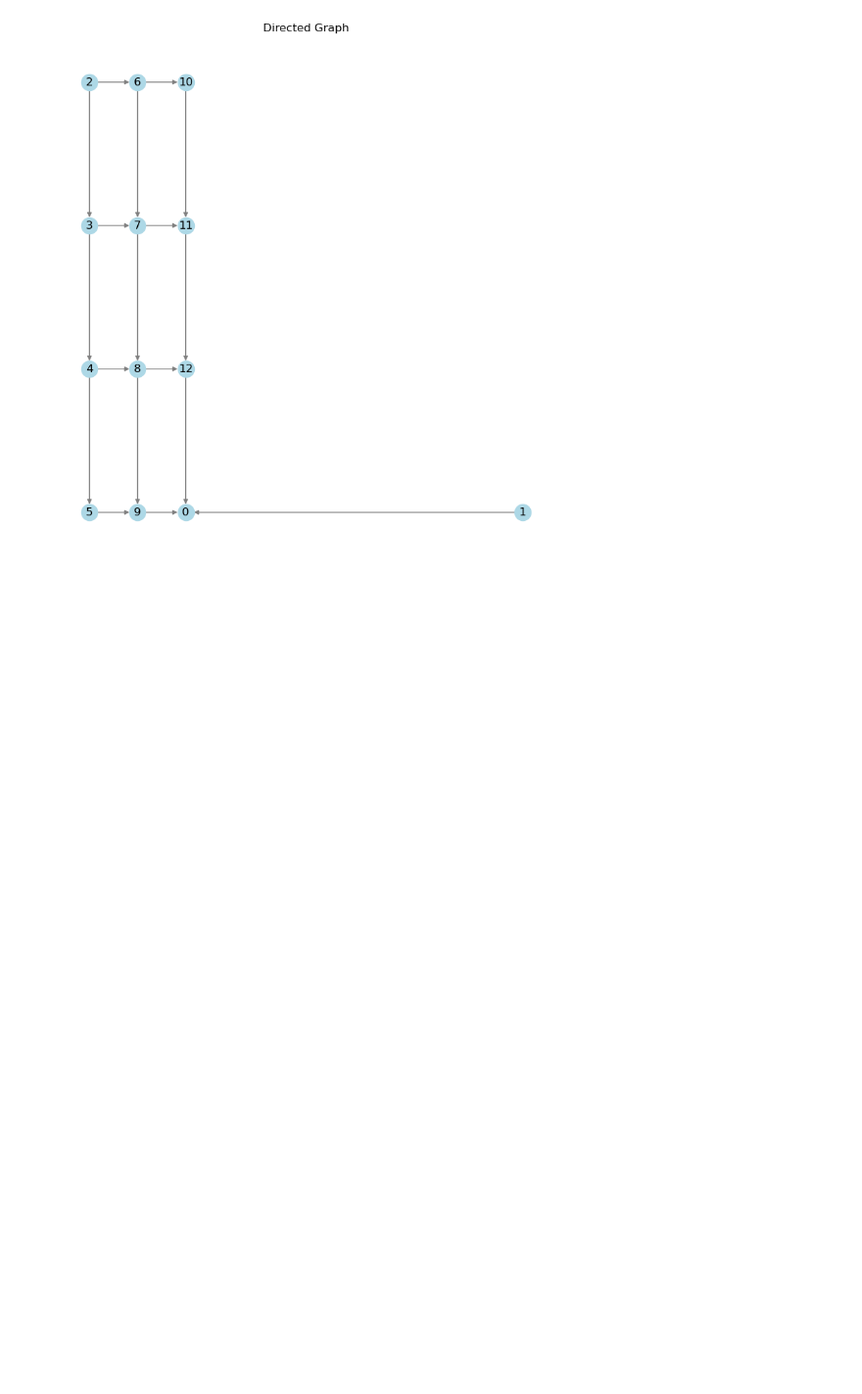
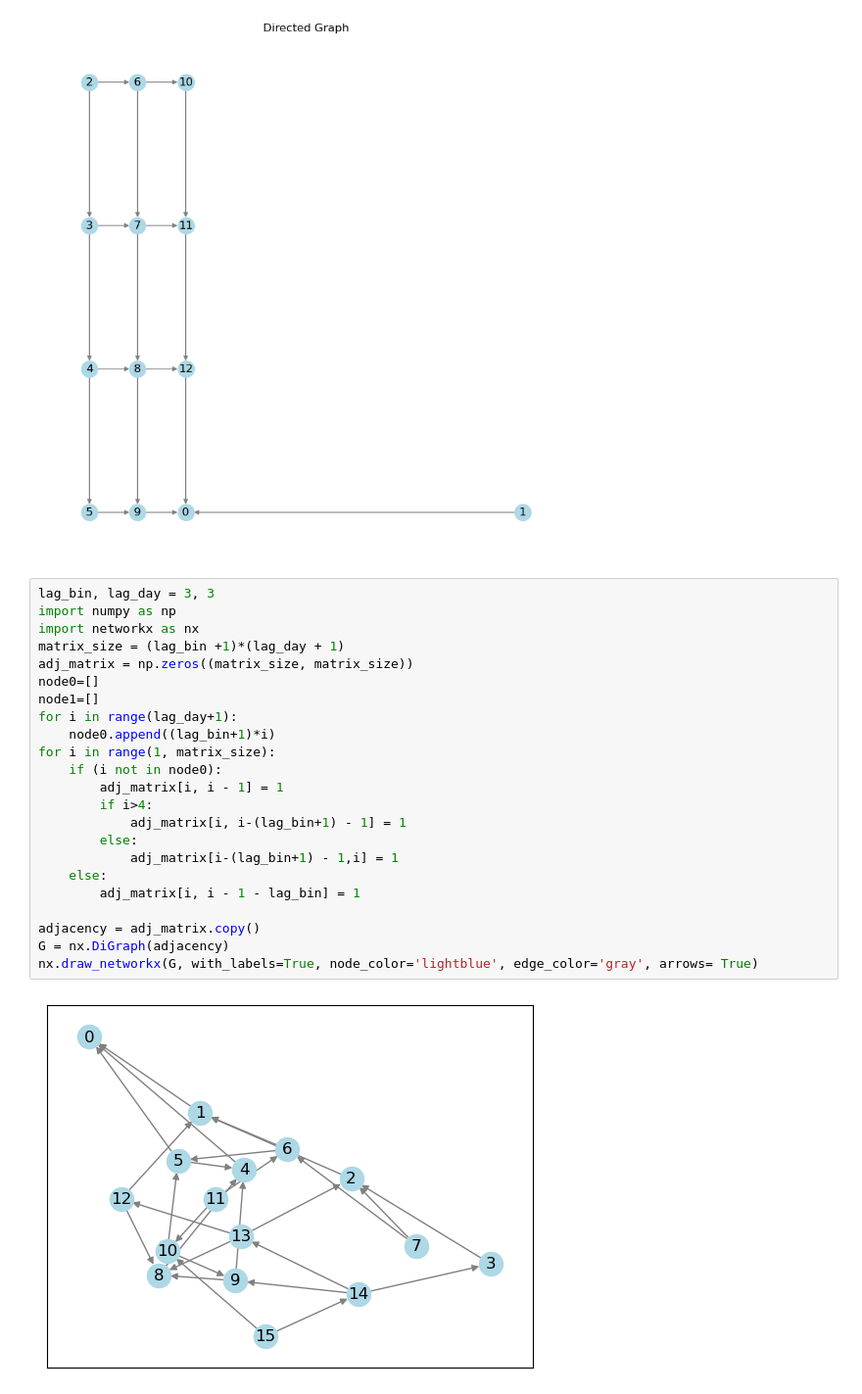
Before and after one commit to shangxiaaabb/StockTradePrediction, a Jupyter notebook: gcn/model/test.ipynb, the cells around one changed output. Shown at 98% size. Cells and saved outputs as stored; diff of their text form; blank space fills up the shorter version.

```diff
--- a/gcn/model/test.ipynb
+++ b/gcn/model/test.ipynb
@@ -108,3 +108,28 @@ plt.axis('off')
 plt.show()
 # %% [output]
 [figure]
+# %%
+lag_bin, lag_day = 3, 3
+import numpy as np
+import networkx as nx
+matrix_size = (lag_bin +1)*(lag_day + 1)
+adj_matrix = np.zeros((matrix_size, matrix_size))
+node0=[]
+node1=[]
+for i in range(lag_day+1):
+    node0.append((lag_bin+1)*i)
+for i in range(1, matrix_size):
+    if (i not in node0):
+        adj_matrix[i, i - 1] = 1
+        if i>4:
+            adj_matrix[i, i-(lag_bin+1) - 1] = 1
+        else:
+            adj_matrix[i-(lag_bin+1) - 1,i] = 1
+    else:
+        adj_matrix[i, i - 1 - lag_bin] = 1
+
+adjacency = adj_matrix.copy()
+G = nx.DiGraph(adjacency)
+nx.draw_networkx(G, with_labels=True, node_color='lightblue', edge_color='gray', arrows= True)
+# %% [output]
+[figure, added]
```
Also changed, not shown: 1 other file.
